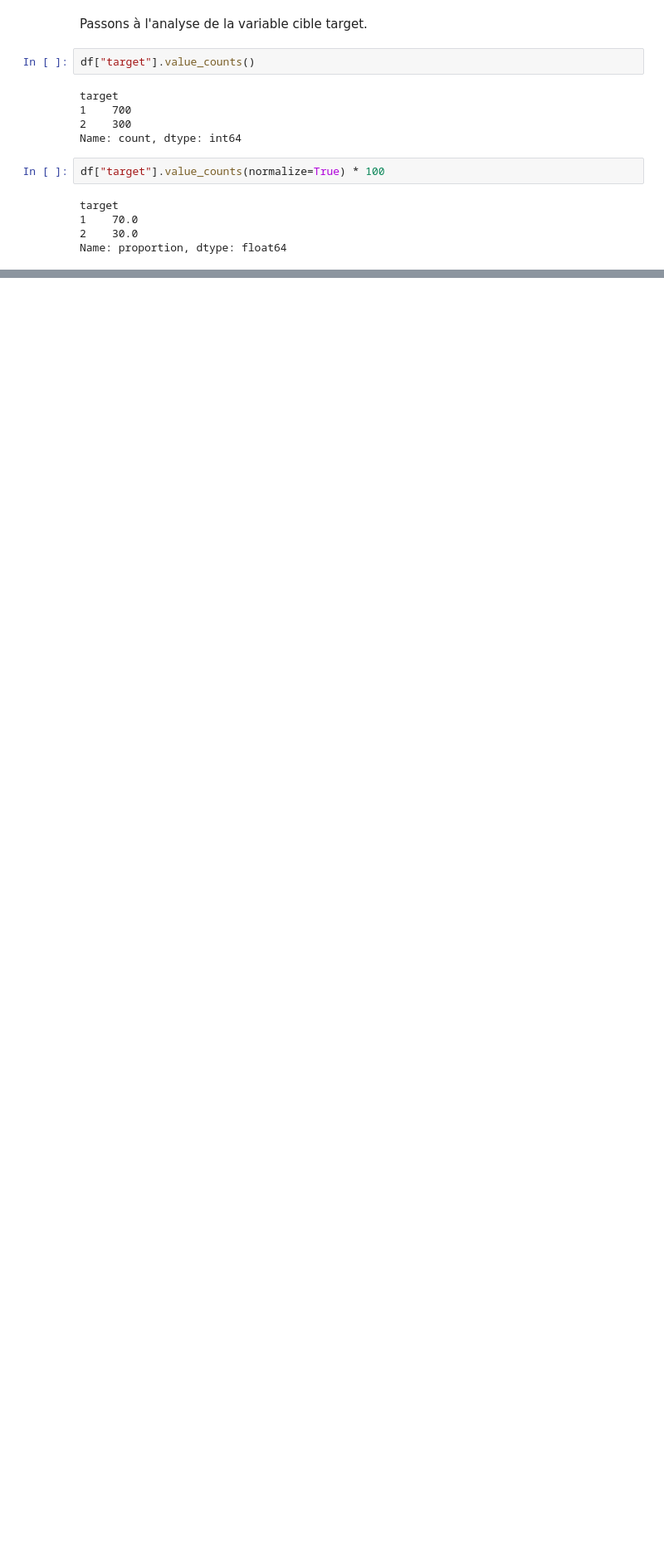
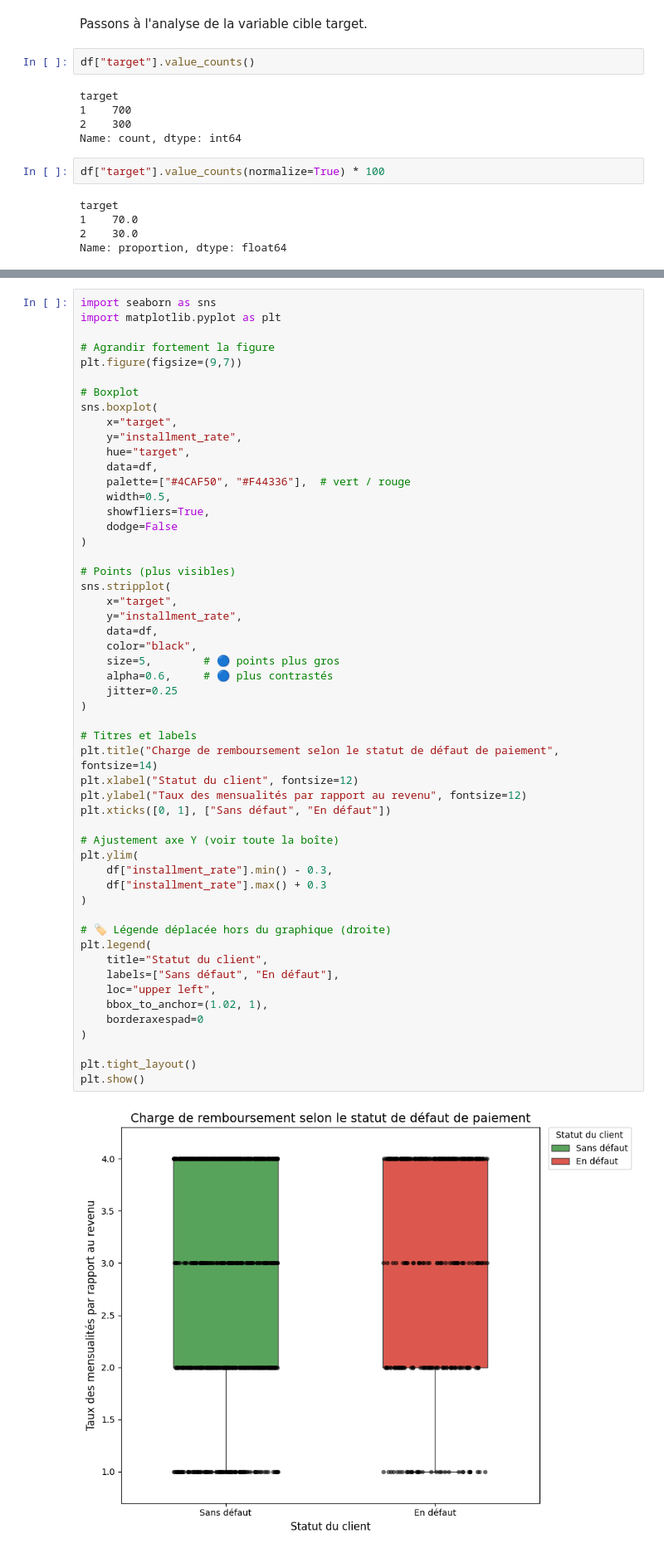
Before and after one commit to Mick863/credit-scoring, a Jupyter notebook: notebooks/credit_scoring_german_dataset.ipynb, the cells around one changed output, grey strips where cells are left out. Shown at 83% size. Saved outputs shown, nothing was run; the diff lists cells and outputs as text; blank space fills up the shorter version.

```diff
--- a/notebooks/credit_scoring_german_dataset.ipynb
+++ b/notebooks/credit_scoring_german_dataset.ipynb
@@ -228,0 +235,55 @@ Si le déséquillibre observé ici est tout à fait normal. Il n'en demeurre moi
+# %%
+import seaborn as sns
+import matplotlib.pyplot as plt
+
+# Agrandir fortement la figure
+plt.figure(figsize=(9,7))
+
+# Boxplot
+sns.boxplot(
+    x="target",
+    y="installment_rate",
+    hue="target",
+    data=df,
+    palette=["#4CAF50", "#F44336"],  # vert / rouge
+    width=0.5,
+    showfliers=True,
+    dodge=False
+)
+
+# Points (plus visibles)
+sns.stripplot(
+    x="target",
+    y="installment_rate",
+    data=df,
+    color="black",
+    size=5,        # 🔵 points plus gros
+    alpha=0.6,     # 🔵 plus contrastés
+    jitter=0.25
+)
+
+# Titres et labels
+plt.title("Charge de remboursement selon le statut de défaut de paiement", fontsize=14)
+plt.xlabel("Statut du client", fontsize=12)
+plt.ylabel("Taux des mensualités par rapport au revenu", fontsize=12)
+plt.xticks([0, 1], ["Sans défaut", "En défaut"])
+
+# Ajustement axe Y (voir toute la boîte)
+plt.ylim(
+    df["installment_rate"].min() - 0.3,
+    df["installment_rate"].max() + 0.3
+)
+
+# 🏷️ Légende déplacée hors du graphique (droite)
+plt.legend(
+    title="Statut du client",
+    labels=["Sans défaut", "En défaut"],
+    loc="upper left",
+    bbox_to_anchor=(1.02, 1),
+    borderaxespad=0
+)
+
+plt.tight_layout()
+plt.show()
+# %% [output]
+[figure, added]
```
Also changed, not shown: parts of 52 cells of this notebook, 1 other file.
